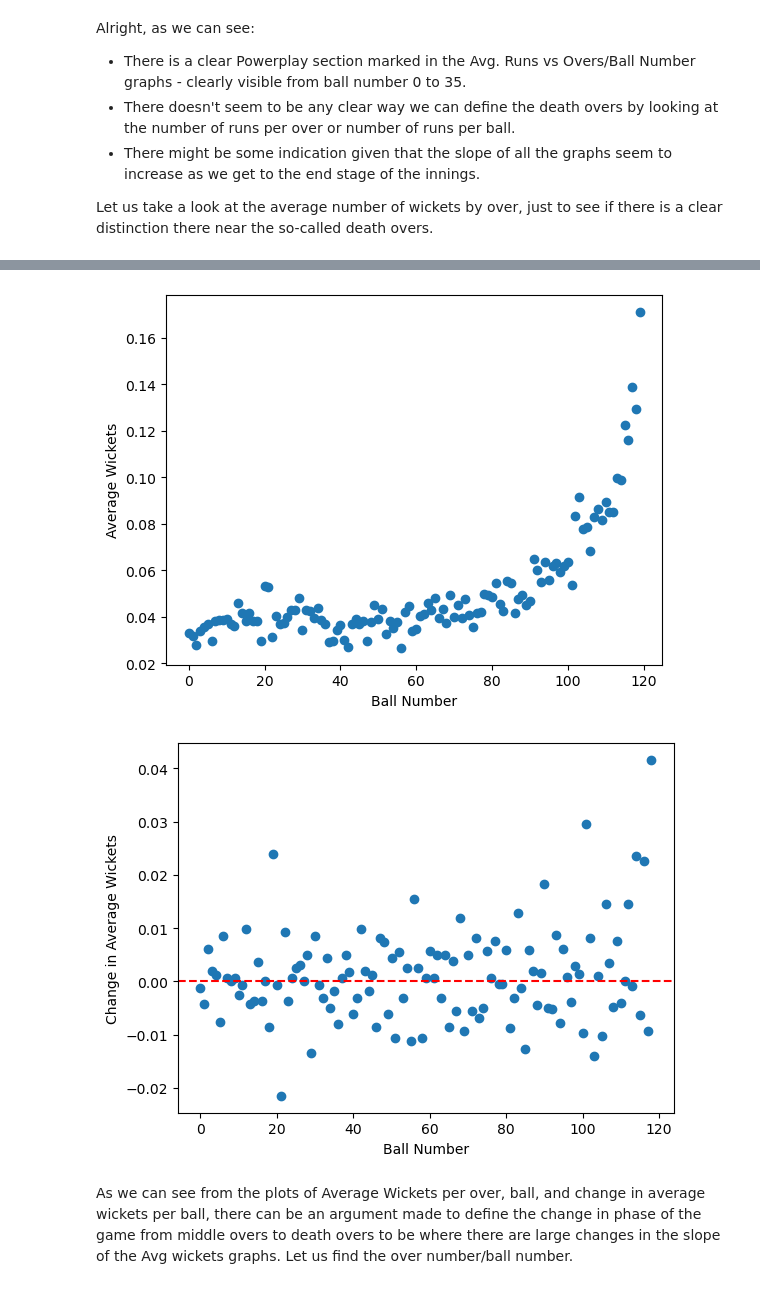
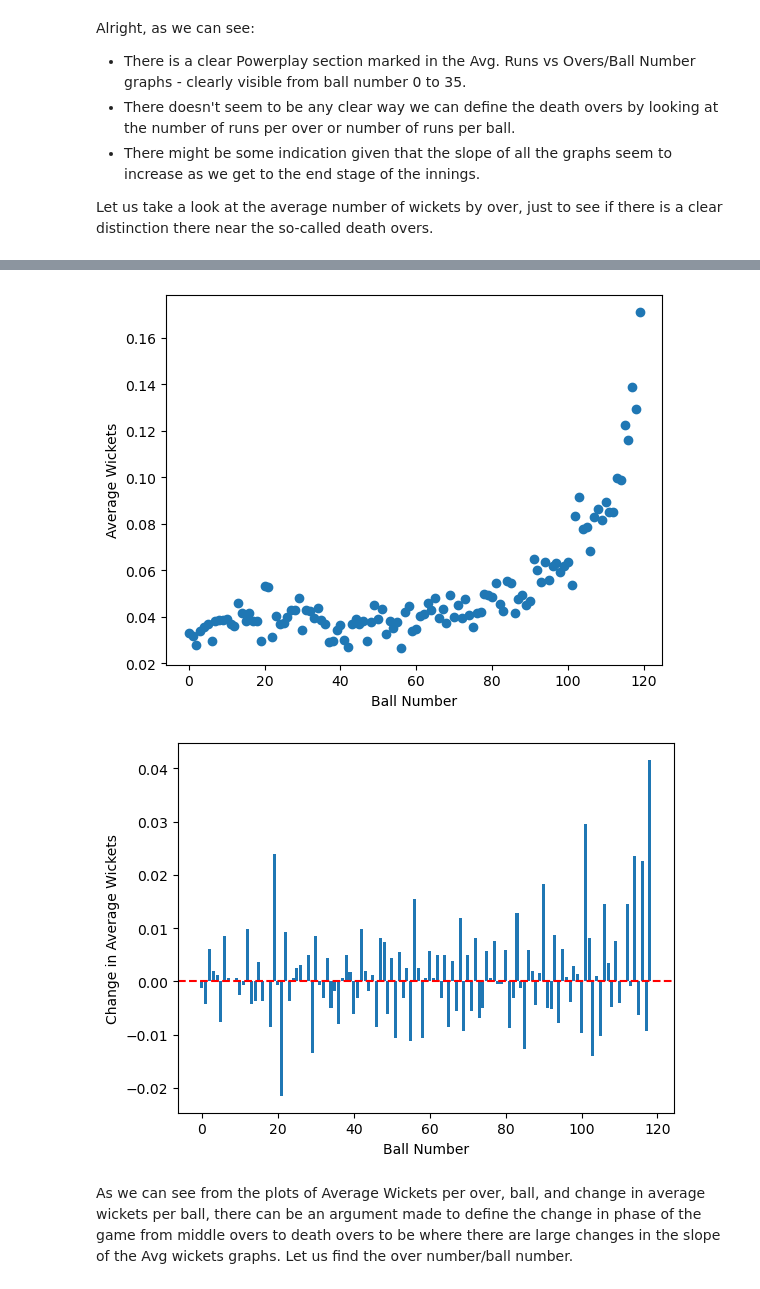
Before and after one commit to rohitbhamidi/ipl-player-salary, a Jupyter notebook: 1-DataWrangling.ipynb, the cells around one changed output, grey strips where cells are left out. Cells and saved outputs as stored; diff of their text form; code cells hidden in the pictures.

```diff
--- a/1-DataWrangling.ipynb
+++ b/1-DataWrangling.ipynb
@@ -216,35 +255,35 @@ wicket_ball_means['avg_wicket_change'] = wicket_ball_means['isWicketDelivery'].s
 
 # plot the over data
 fig, ax = plt.subplots()
 ax.bar(wicket_over_means.index, wicket_over_means.isWicketDelivery)
 ax.set_xticks(range(0,20))
 ax.set_xlabel('Over Number')
 ax.set_ylabel('Average Wickets')
 
 fig3, ax3 = plt.subplots()
 ax3.bar(wicket_over_means.index, wicket_over_means.avg_wicket_change)
 plt.axhline(y=0, color = 'r', linestyle = '--')
 ax3.set_xticks(range(0,20))
 ax3.set_xlabel('Over Number')
 ax3.set_ylabel('Change in Average Wickets')
 
 fig2, ax2 = plt.subplots()
 ax2.scatter(wicket_ball_means.index, wicket_ball_means.isWicketDelivery)
 ax2.set_xlabel('Ball Number')
 ax2.set_ylabel('Average Wickets')
 
 fig4, ax4 = plt.subplots()
-ax4.scatter(wicket_ball_means.index, wicket_ball_means.avg_wicket_change)
+ax4.bar(wicket_ball_means.index, wicket_ball_means.avg_wicket_change)
 plt.axhline(y=0, color = 'r', linestyle = '--')
 ax4.set_xlabel('Ball Number')
 ax4.set_ylabel('Change in Average Wickets')
 
 plt.show()
 # %% [output]
 [figure]
 [figure]
 [figure]
-[figure, old version]
+[figure, new version]
 # %% [markdown]
 As we can see from the plots of Average Wickets per over, ball, and change in average wickets per ball, there can be an argument made to define the change in phase of the game from middle overs to death overs to be where there are large changes in the slope of the Avg wickets graphs. Let us find the over number/ball number.
 # %%
```
Also changed, not shown: parts of 6 cells of this notebook.
